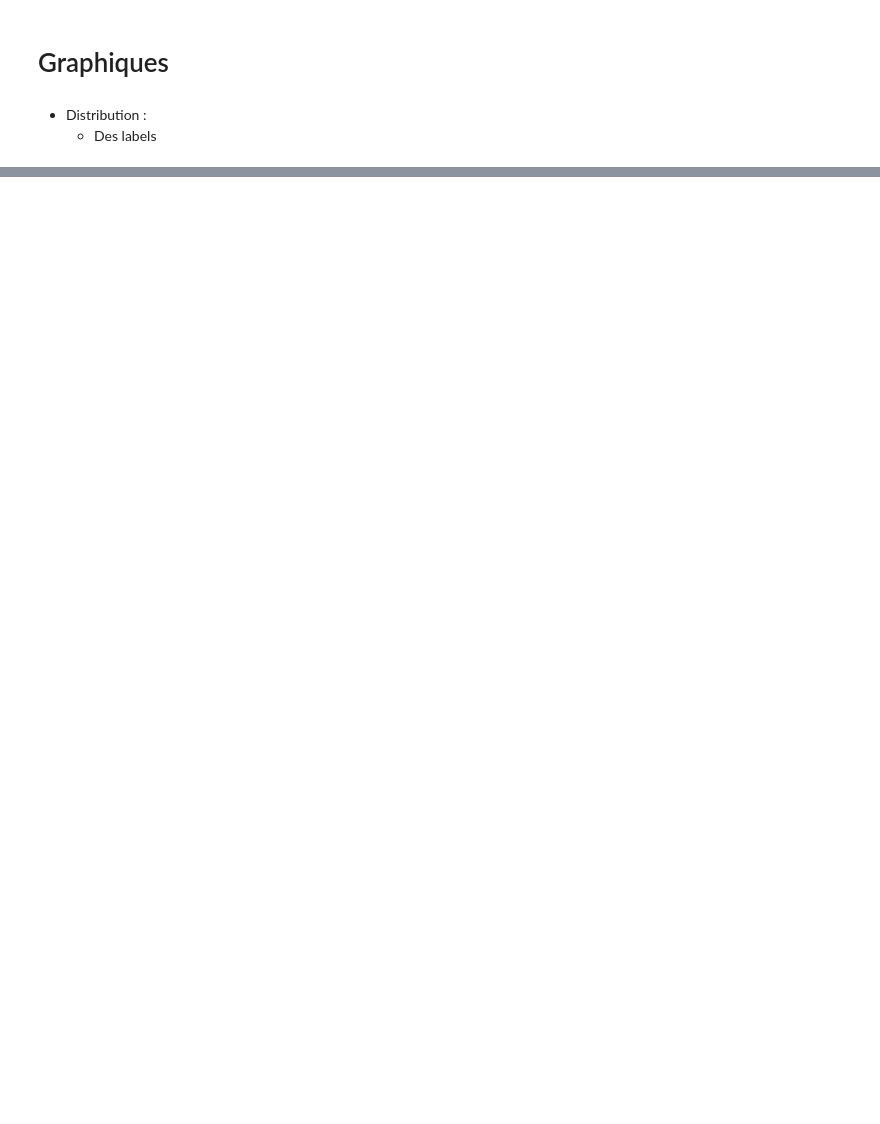
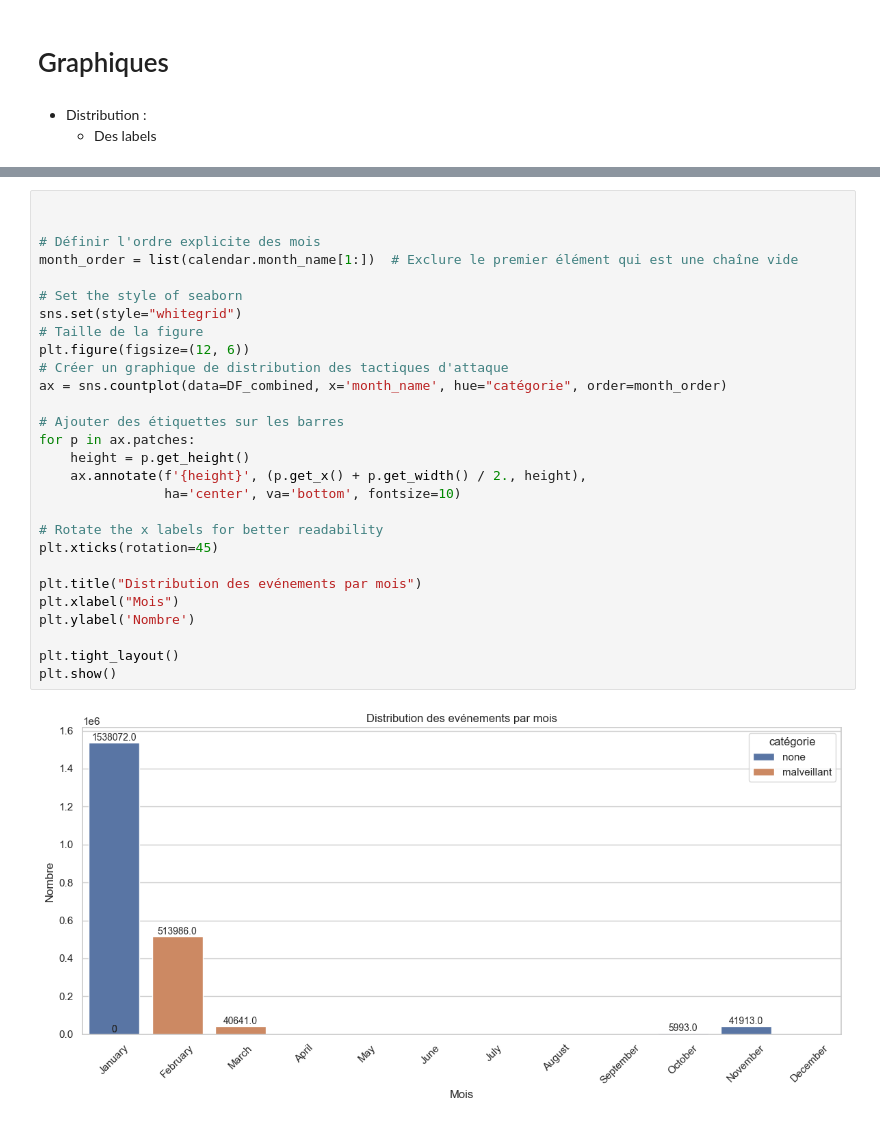
Before and after one commit to LeNonante/Logniscient, a Jupyter notebook: data_Exploration.ipynb, the cells around one changed output, grey strips where cells are left out. Cells and saved outputs as stored; diff of their text form; blank space fills up the shorter version.

```diff
--- a/data_Exploration.ipynb
+++ b/data_Exploration.ipynb
@@ -116,0 +162,30 @@ plt.show()
+# %%
+
+
+# Définir l'ordre explicite des mois
+month_order = list(calendar.month_name[1:])  # Exclure le premier élément qui est une chaîne vide
+
+# Set the style of seaborn
+sns.set(style="whitegrid")
+# Taille de la figure
+plt.figure(figsize=(12, 6))
+# Créer un graphique de distribution des tactiques d'attaque
+ax = sns.countplot(data=DF_combined, x='month_name', hue="catégorie", order=month_order)
+
+# Ajouter des étiquettes sur les barres
+for p in ax.patches:
+    height = p.get_height()
+    ax.annotate(f'{height}', (p.get_x() + p.get_width() / 2., height),
+                ha='center', va='bottom', fontsize=10)
+
+# Rotate the x labels for better readability
+plt.xticks(rotation=45)
+
+plt.title("Distribution des evénements par mois")
+plt.xlabel("Mois")
+plt.ylabel('Nombre')
+
+plt.tight_layout()
+plt.show()
+# %% [output]
+[figure, added]
```
Also changed, not shown: parts of 4 cells of this notebook.
